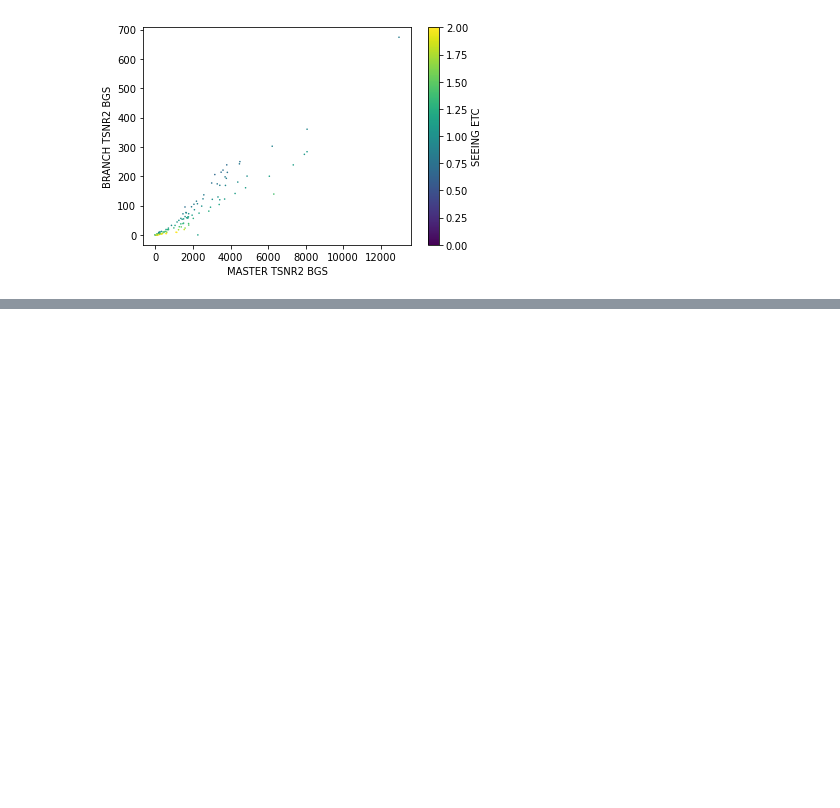
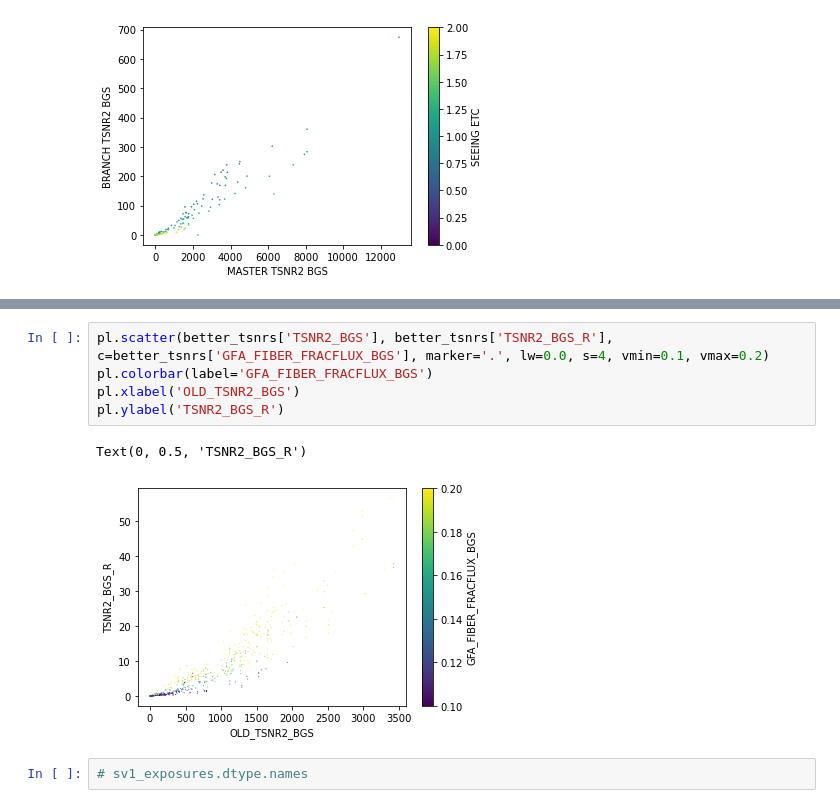
Before and after one commit to michaelJwilson/tsnr-extfiberloss, a Jupyter notebook: gfa-comp.ipynb, the cells around one changed output, grey strips where cells are left out. Drawn from its saved outputs; the diff is of its cells as text; blank space fills up the shorter version.

```diff
--- a/gfa-comp.ipynb
+++ b/gfa-comp.ipynb
@@ -454,0 +544,10 @@ pl.colorbar(label='SEEING ETC')
+# %%
+pl.scatter(better_tsnrs['TSNR2_BGS'], better_tsnrs['TSNR2_BGS_R'], c=better_tsnrs['GFA_FIBER_FRACFLUX_BGS'], marker='.', lw=0.0, s=4, vmin=0.1, vmax=0.2)
+pl.colorbar(label='GFA_FIBER_FRACFLUX_BGS')
+pl.xlabel('OLD_TSNR2_BGS')
+pl.ylabel('TSNR2_BGS_R')
+# %% [output]
+Text(0, 0.5, 'TSNR2_BGS_R')
+[figure, added]
+# %%
+# sv1_exposures.dtype.names
```
Also changed, not shown: parts of 36 cells of this notebook, 3 other files.
